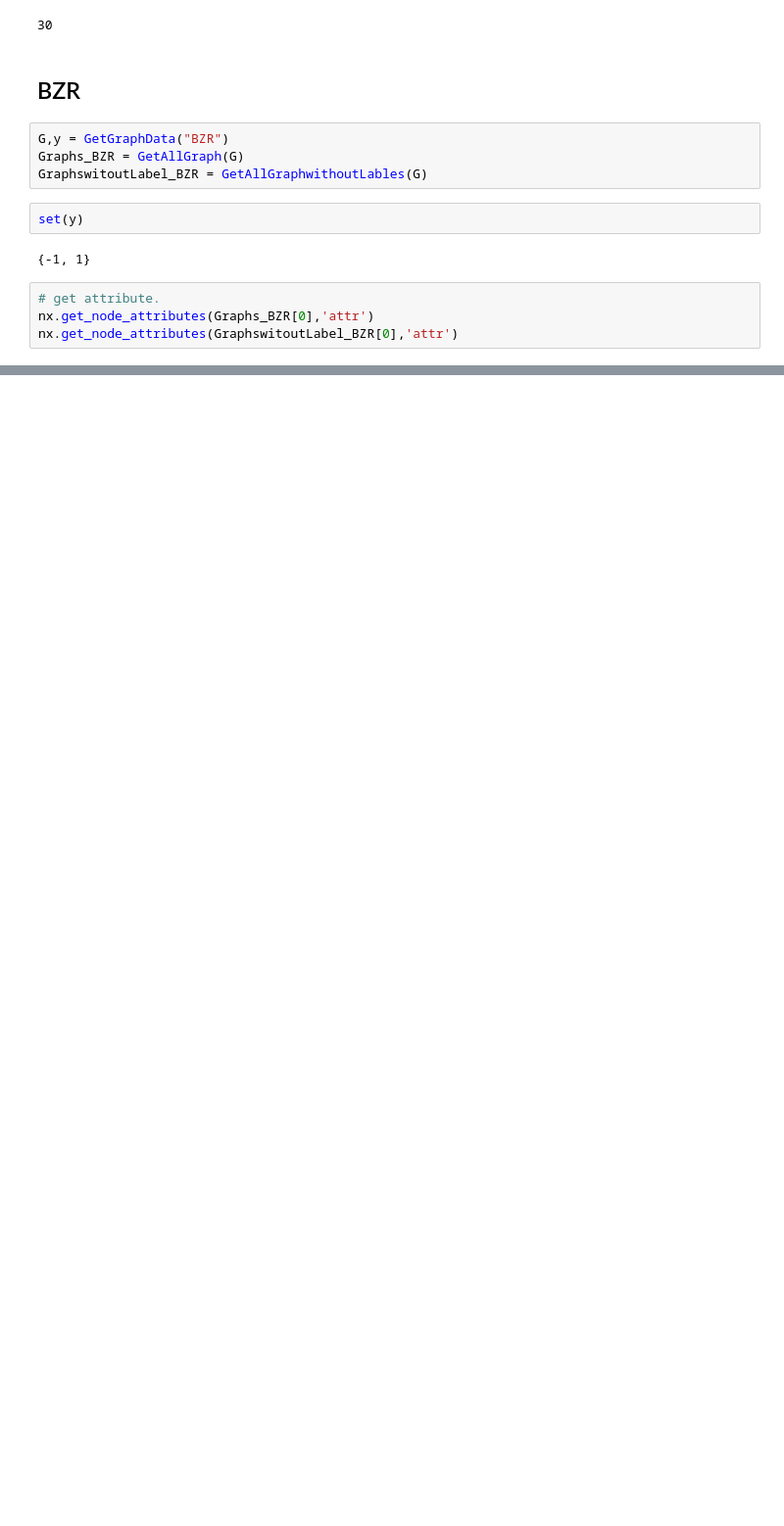
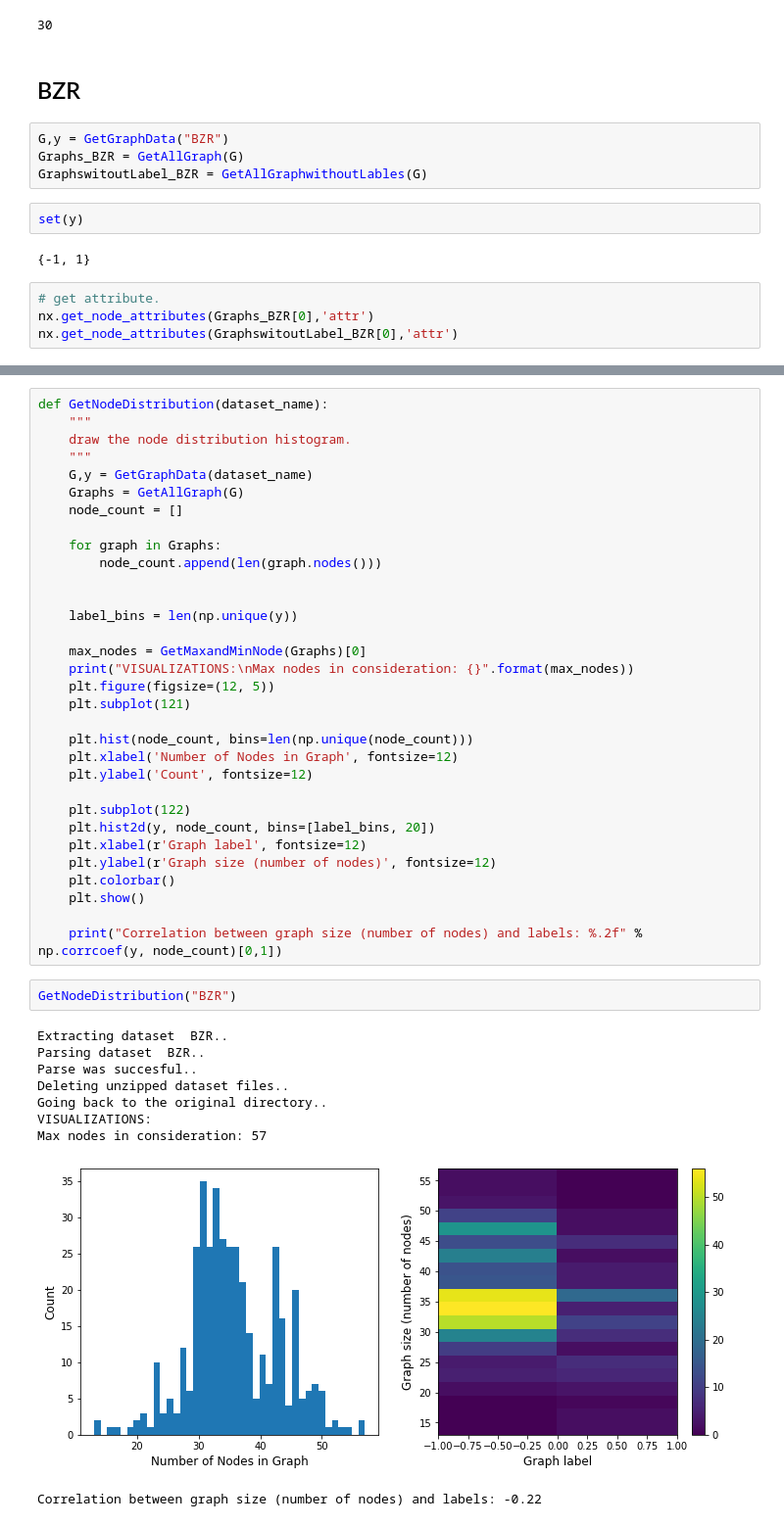
Before and after one commit to LeeYuuuan/Graph-Kernel-Isomorphic-, a Jupyter notebook: TUDatasetAnalsis.ipynb, the cells around one changed output, grey strips where cells are left out. Shown at 98% size. Saved outputs shown, nothing was run; the diff lists cells and outputs as text; blank space fills up the shorter version.

```diff
--- a/TUDatasetAnalsis.ipynb
+++ b/TUDatasetAnalsis.ipynb
@@ -182,0 +246,44 @@ Going back to the original directory..
+# %%
+def GetNodeDistribution(dataset_name):
+    """
+    draw the node distribution histogram.
+    """
+    G,y = GetGraphData(dataset_name)
+    Graphs = GetAllGraph(G)
+    node_count = []
+
+    for graph in Graphs:
+        node_count.append(len(graph.nodes()))
+
+
+    label_bins = len(np.unique(y))
+
+    max_nodes = GetMaxandMinNode(Graphs)[0]
+    print("VISUALIZATIONS:\nMax nodes in consideration: {}".format(max_nodes))
+    plt.figure(figsize=(12, 5))
+    plt.subplot(121)
+
+    plt.hist(node_count, bins=len(np.unique(node_count)))
+    plt.xlabel('Number of Nodes in Graph', fontsize=12)
+    plt.ylabel('Count', fontsize=12)
+
+    plt.subplot(122)
+    plt.hist2d(y, node_count, bins=[label_bins, 20])
+    plt.xlabel(r'Graph label', fontsize=12)
+    plt.ylabel(r'Graph size (number of nodes)', fontsize=12)
+    plt.colorbar()
+    plt.show()
+
+    print("Correlation between graph size (number of nodes) and labels: %.2f" % np.corrcoef(y, node_count)[0,1])
+# %%
+GetNodeDistribution("BZR")
+# %% [output]
+Extracting dataset  BZR..
+Parsing dataset  BZR..
+Parse was succesful..
+Deleting unzipped dataset files..
+Going back to the original directory..
+VISUALIZATIONS:
+Max nodes in consideration: 57
+[figure, added]
+Correlation between graph size (number of nodes) and labels: -0.22
```
Also changed, not shown: parts of 15 cells of this notebook.
